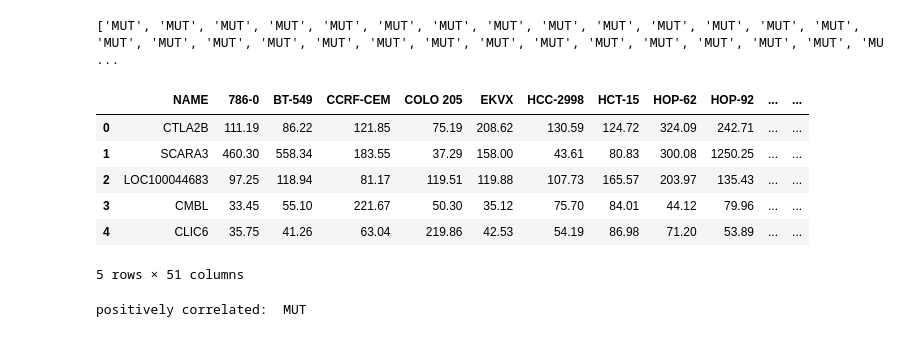
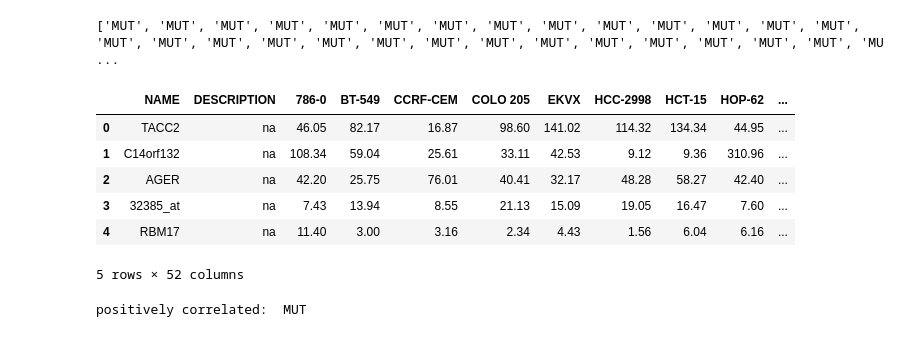
Before and after one commit to zqfang/GSEApy, a Jupyter notebook: docs/gseapy_example.ipynb, the cells around one changed output. Saved outputs shown, nothing was run; the diff lists cells and outputs as text; code cells hidden in the pictures.

```diff
--- a/docs/gseapy_example.ipynb
+++ b/docs/gseapy_example.ipynb
@@ -159,16 +159,16 @@ print(class_vector)
 # %% [output]
 ['MUT', 'MUT', 'MUT', 'MUT', 'MUT', 'MUT', 'MUT', 'MUT', 'MUT', 'MUT', 'MUT', 'MUT', 'MUT', 'MUT', 'MUT', 'MUT', 'MUT', 'MUT', 'MUT', 'MUT', 'MUT', 'MUT', 'MUT', 'MUT', 'MUT', 'MUT', 'MUT', 'MUT', 'MU ...
 # %%
-gene_exp = pd.read_table("./data/P53_resampling_data.txt")
+gene_exp = pd.read_table("./data/P53.txt")
 gene_exp.head()
 # %% [output]
-|  | NAME | 786-0 | BT-549 | CCRF-CEM | COLO 205 | EKVX | HCC-2998 | HCT-15 | HOP-62 | HOP-92 | ... | ... |
-| 0 | CTLA2B | 111.19 | 86.22 | 121.85 | 75.19 | 208.62 | 130.59 | 124.72 | 324.09 | 242.71 | ... | ... |
-| 1 | SCARA3 | 460.30 | 558.34 | 183.55 | 37.29 | 158.00 | 43.61 | 80.83 | 300.08 | 1250.25 | ... | ... |
-| 2 | LOC100044683 | 97.25 | 118.94 | 81.17 | 119.51 | 119.88 | 107.73 | 165.57 | 203.97 | 135.43 | ... | ... |
-| 3 | CMBL | 33.45 | 55.10 | 221.67 | 50.30 | 35.12 | 75.70 | 84.01 | 44.12 | 79.96 | ... | ... |
-| 4 | CLIC6 | 35.75 | 41.26 | 63.04 | 219.86 | 42.53 | 54.19 | 86.98 | 71.20 | 53.89 | ... | ... |
+|  | NAME | DESCRIPTION | 786-0 | BT-549 | CCRF-CEM | COLO 205 | EKVX | HCC-2998 | HCT-15 | HOP-62 | ... |
+| 0 | TACC2 | na | 46.05 | 82.17 | 16.87 | 98.60 | 141.02 | 114.32 | 134.34 | 44.95 | ... |
+| 1 | C14orf132 | na | 108.34 | 59.04 | 25.61 | 33.11 | 42.53 | 9.12 | 9.36 | 310.96 | ... |
+| 2 | AGER | na | 42.20 | 25.75 | 76.01 | 40.41 | 32.17 | 48.28 | 58.27 | 42.40 | ... |
+| 3 | 32385_at | na | 7.43 | 13.94 | 8.55 | 21.13 | 15.09 | 19.05 | 16.47 | 7.60 | ... |
+| 4 | RBM17 | na | 11.40 | 3.00 | 3.16 | 2.34 | 4.43 | 1.56 | 6.04 | 6.16 | ... |
-5 rows × 51 columns
+5 rows × 52 columns
 # %%
 print("positively correlated: ", phenoA)
 # %% [output]
```
Also changed, not shown: parts of 13 cells of this notebook.
